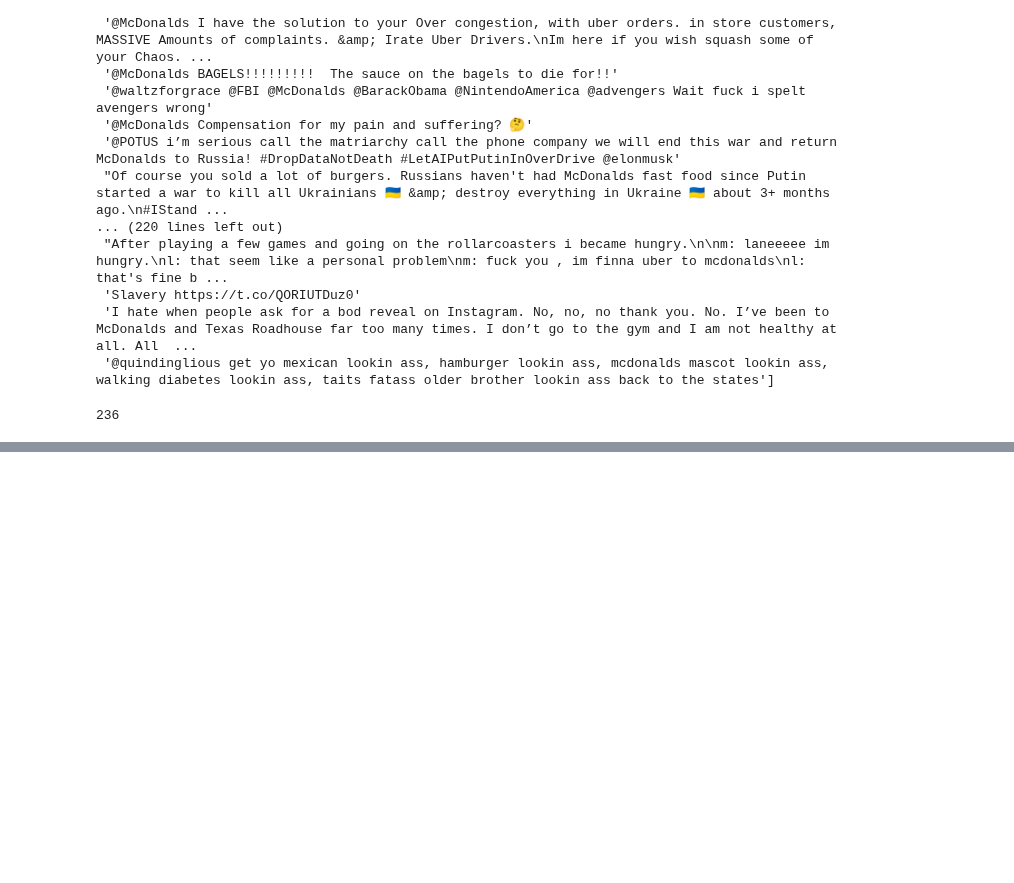
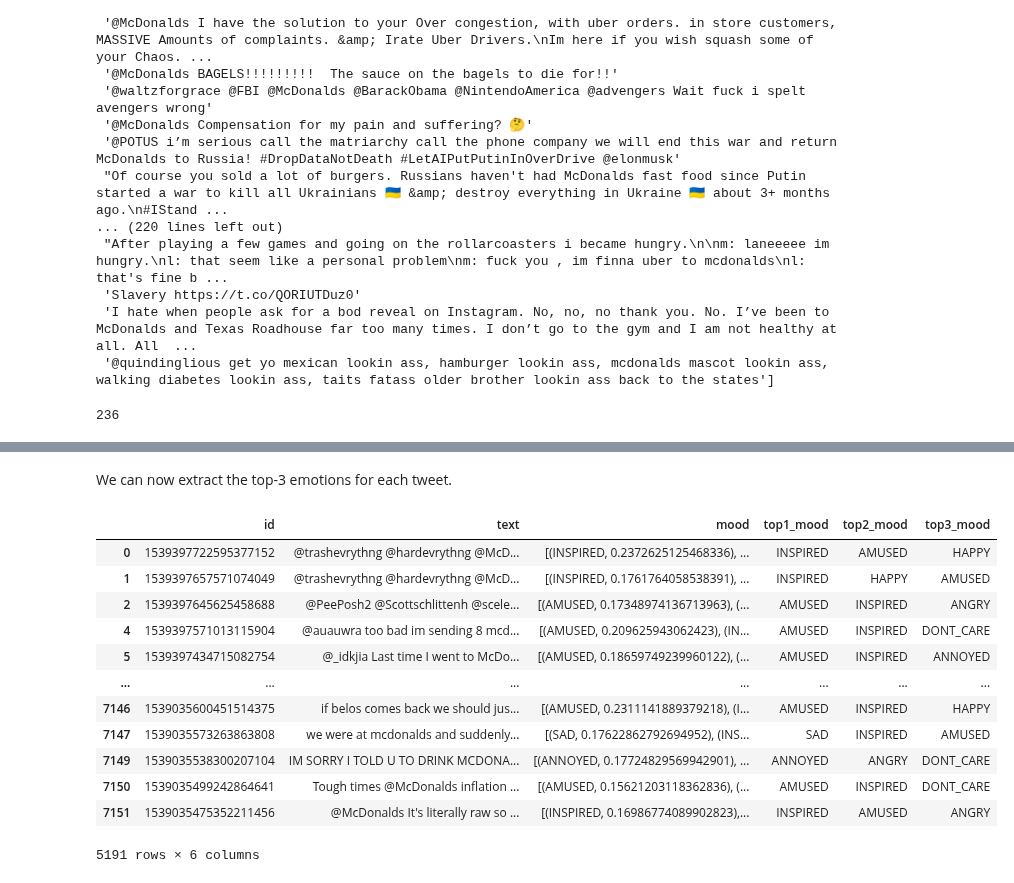
Before and after one commit to polltter/share, a Jupyter notebook: notebooks/sentiment_analysis_EN.ipynb, the cells around one changed output, grey strips where cells are left out. Cells and saved outputs as stored; diff of their text form; code cells hidden in the pictures; blank space fills up the shorter version.

Commit message:
update sentiment analysis EN - emotion analysis with depechemood: #14

```diff
--- a/notebooks/sentiment_analysis_EN.ipynb
+++ b/notebooks/sentiment_analysis_EN.ipynb
@@ -557,0 +596,6 @@ len(df_vader[df_vader['compound'] <= -0.7])
+# %%
+df_dmood = df_en.copy()
+# %%
+%%time
+
+df_dmood['mood'] = df_dmood['text'].map(mood)
@@ -557,0 +646,2 @@ len(df_vader[df_vader['compound'] <= -0.7])
+# %%
+df_dmood.drop(df_dmood[df_dmood['mood'].str.len() == 0].index, inplace=True)
@@ -557,0 +661,22 @@ len(df_vader[df_vader['compound'] <= -0.7])
+# %% [markdown]
+We can now extract the top-3 emotions for each tweet.
+# %%
+df_dmood['top1_mood'] = df_dmood['mood'].map(lambda x: x[0][0])
+df_dmood['top2_mood'] = df_dmood['mood'].map(lambda x: x[1][0])
+df_dmood['top3_mood'] = df_dmood['mood'].map(lambda x: x[2][0])
+# %%
+df_dmood
+# %% [output]
+|  | id | text | mood | top1_mood | top2_mood | top3_mood |
+| 0 | 1539397722595377152 | @trashevrythng @hardevrythng @McD... | [(INSPIRED, 0.2372625125468336), ... | INSPIRED | AMUSED | HAPPY |
+| 1 | 1539397657571074049 | @trashevrythng @hardevrythng @McD... | [(INSPIRED, 0.1761764058538391), ... | INSPIRED | HAPPY | AMUSED |
+| 2 | 1539397645625458688 | @PeePosh2 @Scottschlittenh @scele... | [(AMUSED, 0.17348974136713963), (... | AMUSED | INSPIRED | ANGRY |
+| 4 | 1539397571013115904 | @auauwra too bad im sending 8 mcd... | [(AMUSED, 0.209625943062423), (IN... | AMUSED | INSPIRED | DONT_CARE |
+| 5 | 1539397434715082754 | @_idkjia Last time I went to McDo... | [(AMUSED, 0.18659749239960122), (... | AMUSED | INSPIRED | ANNOYED |
+| ... | ... | ... | ... | ... | ... | ... |
+| 7146 | 1539035600451514375 | if belos comes back we should jus... | [(AMUSED, 0.2311141889379218), (I... | AMUSED | INSPIRED | HAPPY |
+| 7147 | 1539035573263863808 | we were at mcdonalds and suddenly... | [(SAD, 0.17622862792694952), (INS... | SAD | INSPIRED | AMUSED |
+| 7149 | 1539035538300207104 | IM SORRY I TOLD U TO DRINK MCDONA... | [(ANNOYED, 0.17724829569942901), ... | ANNOYED | ANGRY | DONT_CARE |
+| 7150 | 1539035499242864641 | Tough times @McDonalds inflation ... | [(AMUSED, 0.15621203118362836), (... | AMUSED | INSPIRED | DONT_CARE |
+| 7151 | 1539035475352211456 | @McDonalds It's literally raw so ... | [(INSPIRED, 0.16986774089902823),... | INSPIRED | AMUSED | ANGRY |
+5191 rows × 6 columns
```
Also changed, not shown: parts of 17 cells of this notebook.
